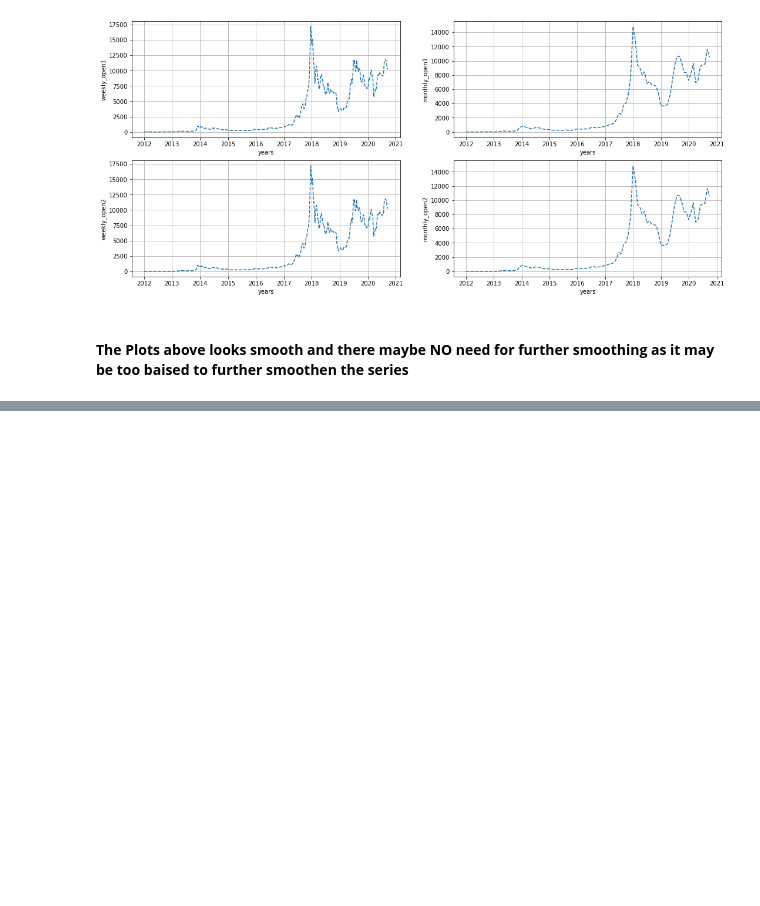
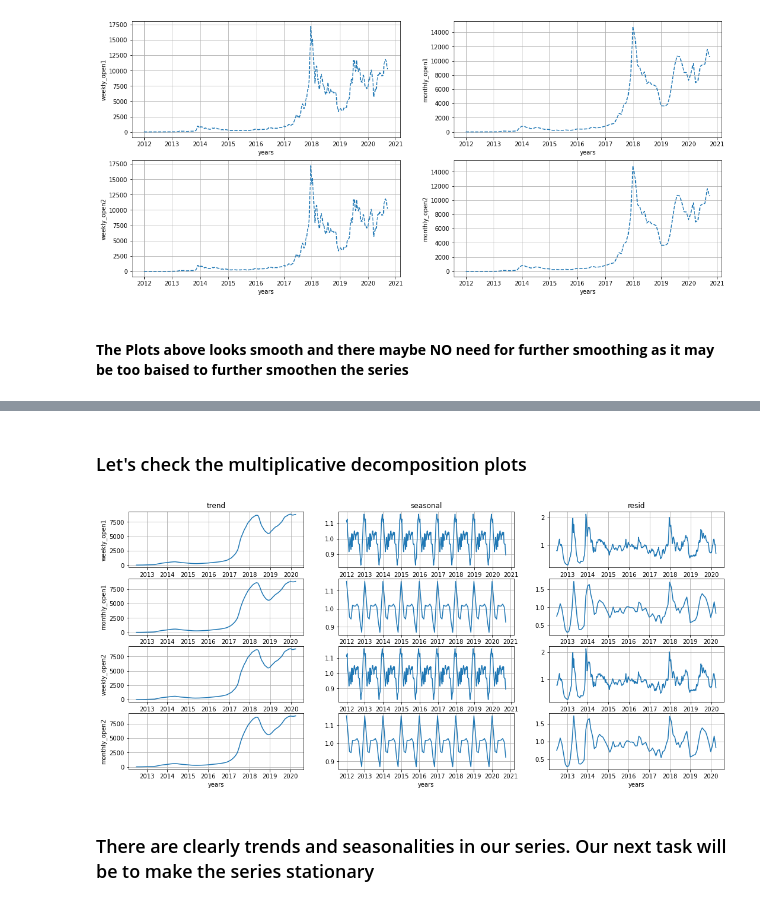
Before and after one commit to HamoyeHQ/05-bitcoin-trading, a Jupyter notebook: Open column time series.ipynb, the cells around one changed output, grey strips where cells are left out. Cells and saved outputs as stored; diff of their text form; code cells hidden in the pictures; blank space fills up the shorter version.

```diff
--- a/Open column time series.ipynb
+++ b/Open column time series.ipynb
@@ -403,0 +453,8 @@ plot_univariate_time_series(series)
+# %% [markdown]
+### Let's check the multiplicative decomposition plots
+# %%
+decompose_time_series(series, multiplicative=True) # checking the multiplicative decomposition plots
+# %% [output]
+[figure, added]
+# %% [markdown]
+### There are clearly trends and seasonalities in our series. Our next task will be to make the series stationary
```
Also changed, not shown: parts of 6 cells of this notebook.
